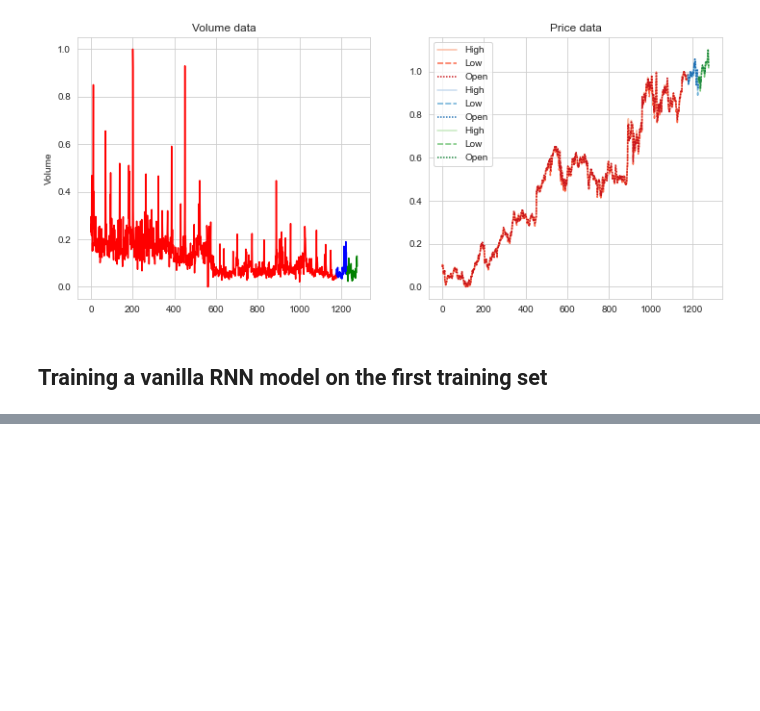
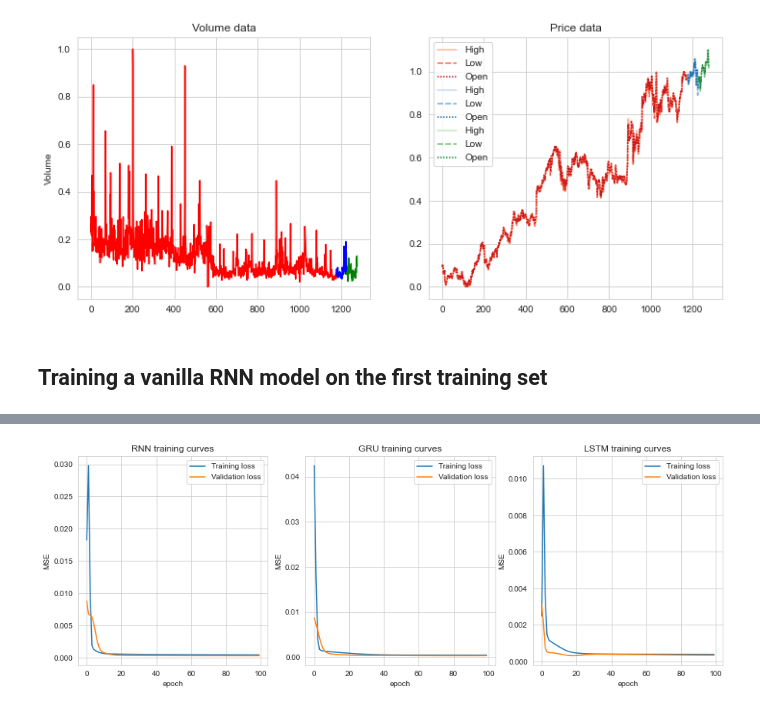
Before and after one commit to Pliploop/Stock_Prediction_RNN, a Jupyter notebook: Exploration.ipynb, the cells around one changed output, grey strips where cells are left out. Drawn from its saved outputs; the diff is of its cells as text; code cells hidden in the pictures; blank space fills up the shorter version.

```diff
--- a/Exploration.ipynb
+++ b/Exploration.ipynb
@@ -157,3 +183,16 @@ GRU_trainer.plot_losses()
+# %%
+fig,ax = plt.subplots(1,3,figsize=(15,5))
+RNN_trainer.plot_losses(ax=ax[0])
+LSTM_trainer.plot_losses(ax=ax[1])
+GRU_trainer.plot_losses(ax=ax[2])
+
+ax[0].set(title='RNN training curves',xlabel="epoch",ylabel='MSE')
+ax[1].set(title='GRU training curves',xlabel="epoch",ylabel='MSE')
+ax[2].set(title='LSTM training curves',xlabel="epoch",ylabel='MSE')
+
+plt.savefig('Outputs/baseline_training_1000')
+# %% [output]
+[figure, added]
 # %%
 fig,ax=plt.subplots(3,3,figsize=(15,15))
 
```
Also changed, not shown: parts of 14 cells of this notebook, 11 other files.
